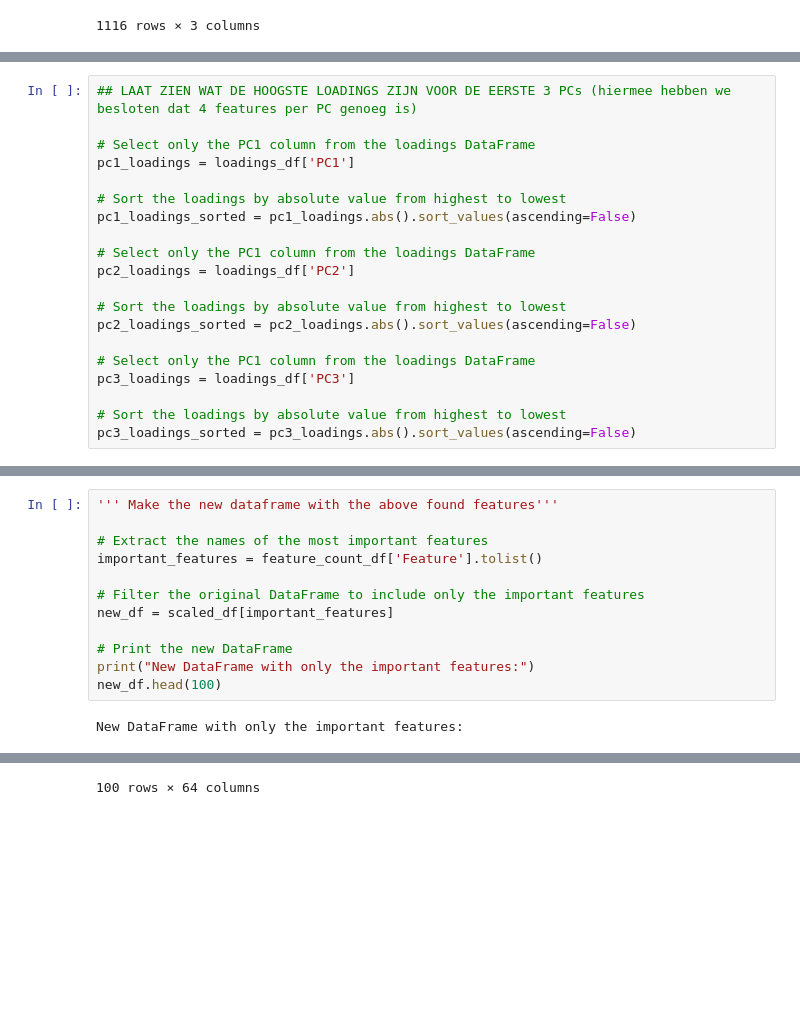
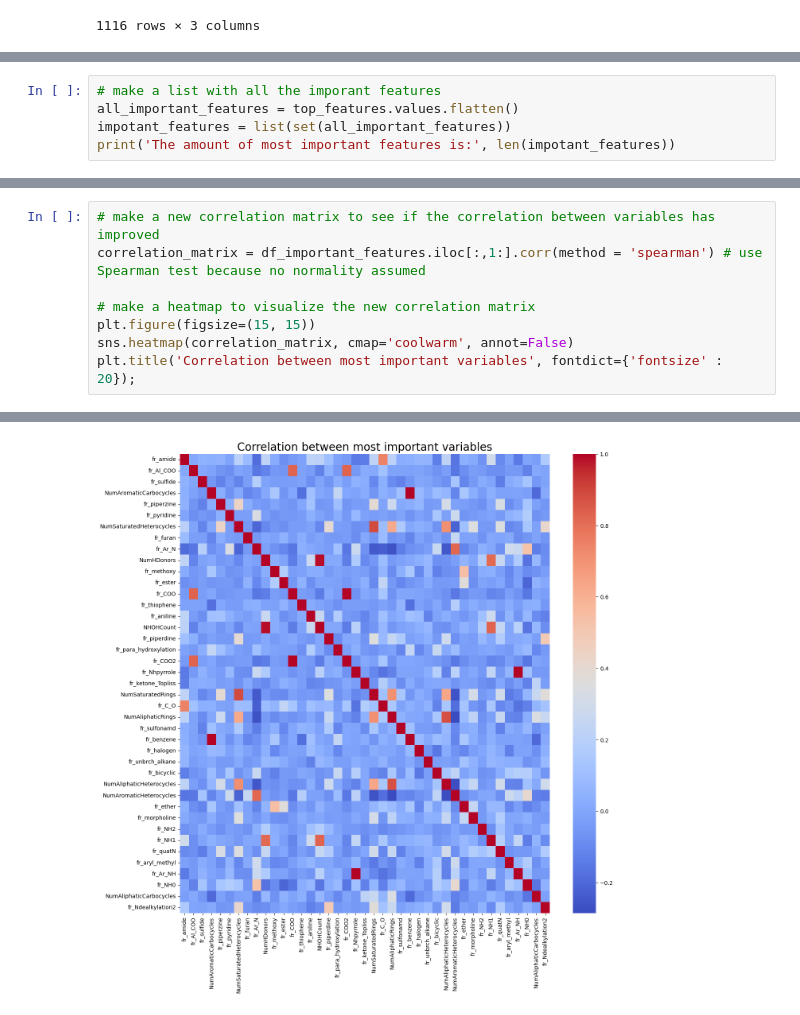
Before and after one commit to MoniqueBroeren/GroupAssignment, a Jupyter notebook: testing_v3.ipynb, the cells around one changed output, grey strips where cells are left out. Saved outputs shown, nothing was run; the diff lists cells and outputs as text; blank space fills up the shorter version.

```diff
--- a/testing_v3.ipynb
+++ b/testing_v3.ipynb
@@ -215,20 +271,5 @@ Most important features for each of the first 26 principal components:
 # %%
-## LAAT ZIEN WAT DE HOOGSTE LOADINGS ZIJN VOOR DE EERSTE 3 PCs (hiermee hebben we besloten dat 4 features per PC genoeg is)
-
-# Select only the PC1 column from the loadings DataFrame
-pc1_loadings = loadings_df['PC1']
-
-# Sort the loadings by absolute value from highest to lowest
-pc1_loadings_sorted = pc1_loadings.abs().sort_values(ascending=False)
-
-# Select only the PC1 column from the loadings DataFrame
-pc2_loadings = loadings_df['PC2']
-
-# Sort the loadings by absolute value from highest to lowest
-pc2_loadings_sorted = pc2_loadings.abs().sort_values(ascending=False)
-
-# Select only the PC1 column from the loadings DataFrame
-pc3_loadings = loadings_df['PC3']
-
-# Sort the loadings by absolute value from highest to lowest
-pc3_loadings_sorted = pc3_loadings.abs().sort_values(ascending=False)
+# make a list with all the imporant features
+all_important_features = top_features.values.flatten()
+impotant_features = list(set(all_important_features))
+print('The amount of most important features is:', len(impotant_features))
@@ -263,14 +293,9 @@ feature_count_df = feature_count_df.sort_values(by='Count', ascending=False)
 # %%
-''' Make the new dataframe with the above found features'''
+# make a new correlation matrix to see if the correlation between variables has improved
+correlation_matrix = df_important_features.iloc[:,1:].corr(method = 'spearman') # use Spearman test because no normality assumed
 
-# Extract the names of the most important features
-important_features = feature_count_df['Feature'].tolist()
-
-# Filter the original DataFrame to include only the important features
-new_df = scaled_df[important_features]
-
-# Print the new DataFrame
-print("New DataFrame with only the important features:")
-new_df.head(100)
+# make a heatmap to visualize the new correlation matrix
+plt.figure(figsize=(15, 15))
+sns.heatmap(correlation_matrix, cmap='coolwarm', annot=False)
+plt.title('Correlation between most important variables', fontdict={'fontsize' : 20});
 # %% [output]
-New DataFrame with only the important features:
@@ -289 +302 @@ New DataFrame with only the important features:
-100 rows × 64 columns
+[figure, added]
```
Also changed, not shown: parts of 37 cells of this notebook, 1 other file.
